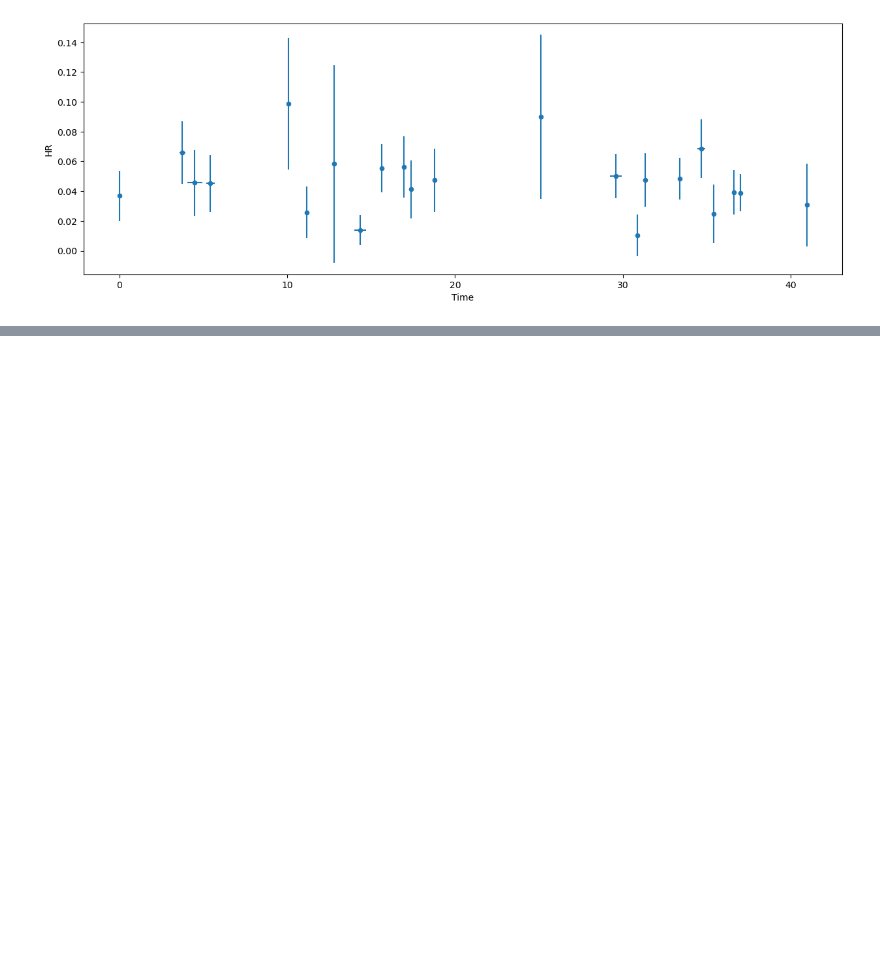
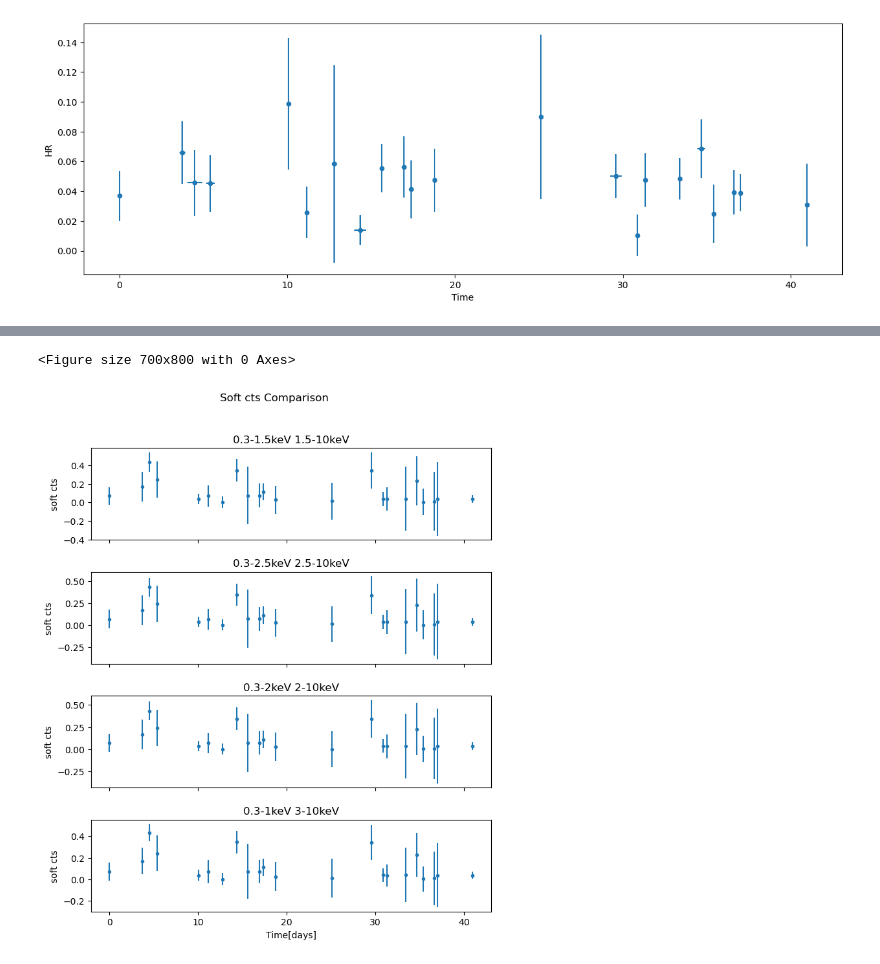
Before and after one commit to martapisci/IRAS_13224-3809, a Jupyter notebook: energy_bands/lcurve_diffX.ipynb, the cells around one changed output, grey strips where cells are left out. Cells and saved outputs as stored; diff of their text form; code cells hidden in the pictures; blank space fills up the shorter version.

Commit message:
small changes to plot settings

```diff
--- a/energy_bands/lcurve_diffX.ipynb
+++ b/energy_bands/lcurve_diffX.ipynb
@@ -281,3 +286,39 @@ plt.show()
+# %%
+w = 7
+h = 8
+fig = plt.figure(figsize=(w,h))
+
+fig, axs = plt.subplots(4,figsize= (w,h),sharex= True)
+fig.suptitle('Soft cts Comparison',x=0.5, y=1.05)
+
+
+
+axs[0].errorbar(lcurve1['Time'],lcurve1['time_err'], lcurve1['0.3-1.5keV'],lcurve1['0.3-1.5keV_err'],linestyle='None',marker='.')
+axs[1].errorbar(lcurve2['Time'],lcurve2['time_err'], lcurve2['0.3-2.5keV'],lcurve2['0.3-2.5keV_err'],linestyle='None',marker='.')
+axs[2].errorbar(lcurve3['Time'],lcurve3['time_err'], lcurve3['0.3-2keV'],lcurve3['0.3-2keV_err'],linestyle='None',marker='.')
+axs[3].errorbar(lcurve4['Time'],lcurve4['time_err'], lcurve4['0.3-1keV'],lcurve4['0.3-1keV_err'],linestyle='None',marker='.')
+plt.tight_layout()
+
+axs[0].set_title('0.3-1.5keV 1.5-10keV')
+axs[1].set_title('0.3-2.5keV 2.5-10keV')
+axs[2].set_title('0.3-2keV 2-10keV')
+axs[3].set_title('0.3-1keV 3-10keV')
+
+fig.subplots_adjust(hspace=0.35)
+
+for subplot in axs:
+    subplot.set_ylabel("soft cts")
+
+plt.xlabel("Time[days]")
+
+
+save_fig = True
+if save_fig == True:
+    plt.savefig("comparison_soft.pdf",bbox_inches = 'tight')
+plt.show()
+# %% [output]
+<Figure size 700x800 with 0 Axes>
+[figure, added]
 # %%
 ## HARD
 # %%
```
Also changed, not shown: parts of 11 cells of this notebook.
